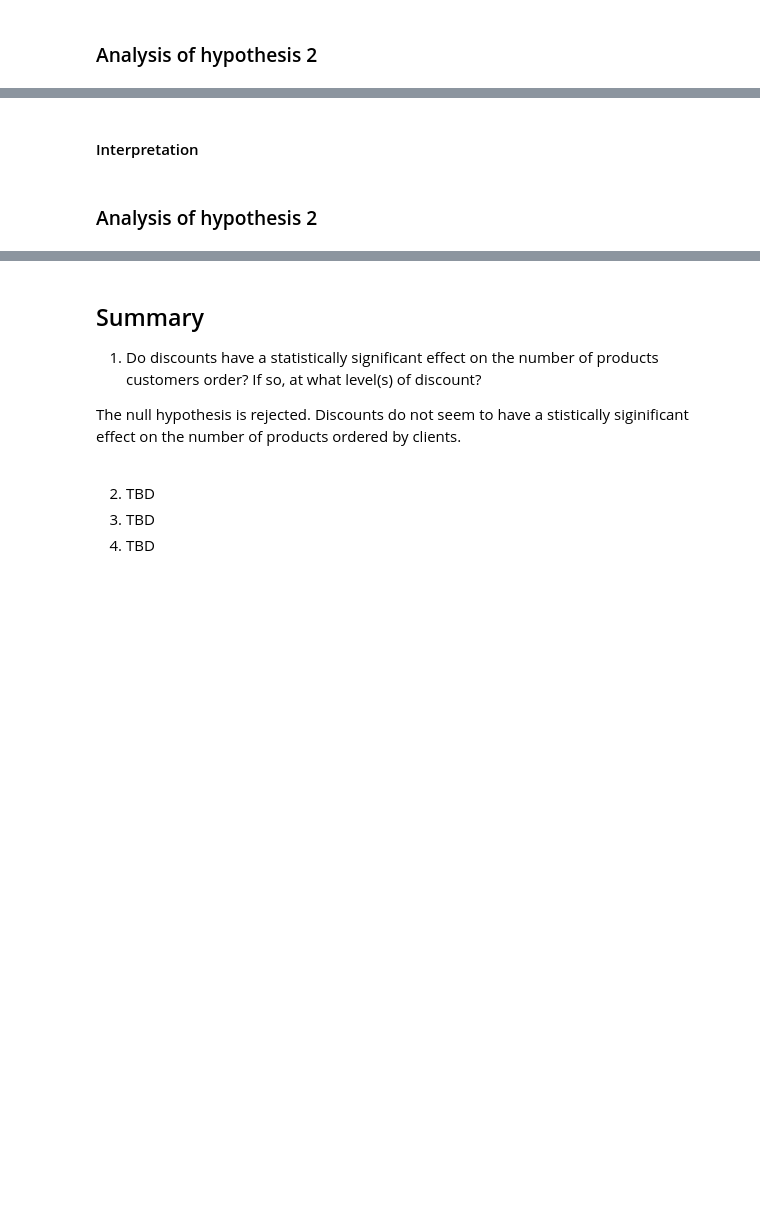
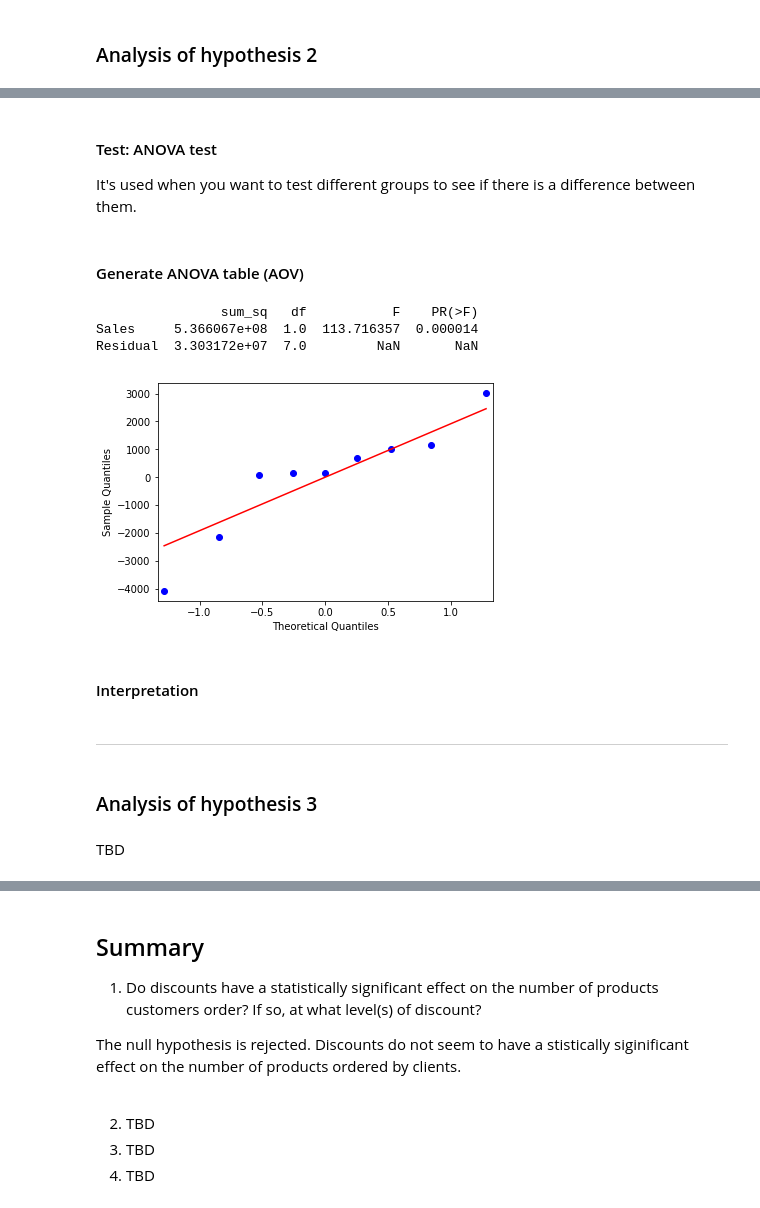
Before and after one commit to naquech-DS/dsc-2-final-project-online-ds-ft-112618, a Jupyter notebook: student.ipynb, the cells around one changed output, grey strips where cells are left out. Saved outputs shown, nothing was run; the diff lists cells and outputs as text; code cells hidden in the pictures; blank space fills up the shorter version.

```diff
--- a/student.ipynb
+++ b/student.ipynb
@@ -407,0 +390,4 @@ sns.distplot()
+# %%
+df1_order = pd.read_sql_query('''select ShipRegion, sum(Freight) as TotalSum, count(ShipRegion) as Sales from [Order]
+group by ShipRegion''', engine)
+df1_order
@@ -407,0 +408,6 @@ sns.distplot()
+# %% [markdown]
+####  Test: ANOVA test
+
+It's used when you want to test different groups to see if there is a difference between them.
+# %% [markdown]
+#### Generate ANOVA table (AOV)
@@ -407,0 +417,15 @@ sns.distplot()
+# %%
+formula = 'TotalSum ~ Sales'
+lm = ols(formula, df1_order).fit()
+table = sm.stats.anova_lm(lm, typ=2)
+print(table)
+# %% [output]
+                sum_sq   df           F    PR(>F)
+Sales     5.366067e+08  1.0  113.716357  0.000014
+Residual  3.303172e+07  7.0         NaN       NaN
+# %%
+res = lm.resid
+fig = sm.qqplot(res, line='s')
+plt.show()
+# %% [output]
+[figure, added]
@@ -408,4 +435,8 @@ sns.distplot()
 # %% [markdown]
 #### Interpretation
+# %% [markdown]
+---------
 # %% [markdown]
-### Analysis of hypothesis 2
+### Analysis of hypothesis 3
+# %% [markdown]
+TBD
```
Also changed, not shown: parts of 41 cells of this notebook, 1 other file.
